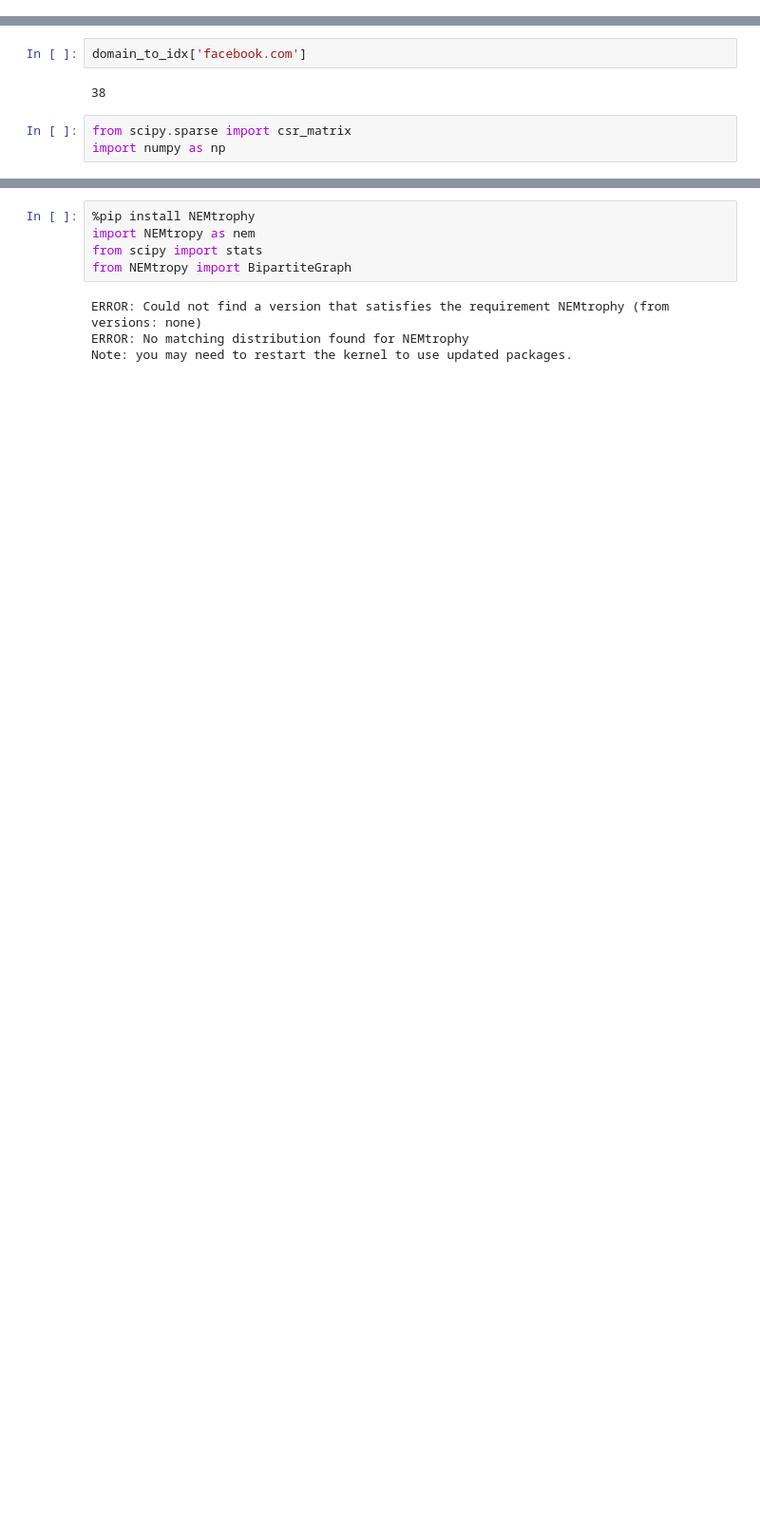
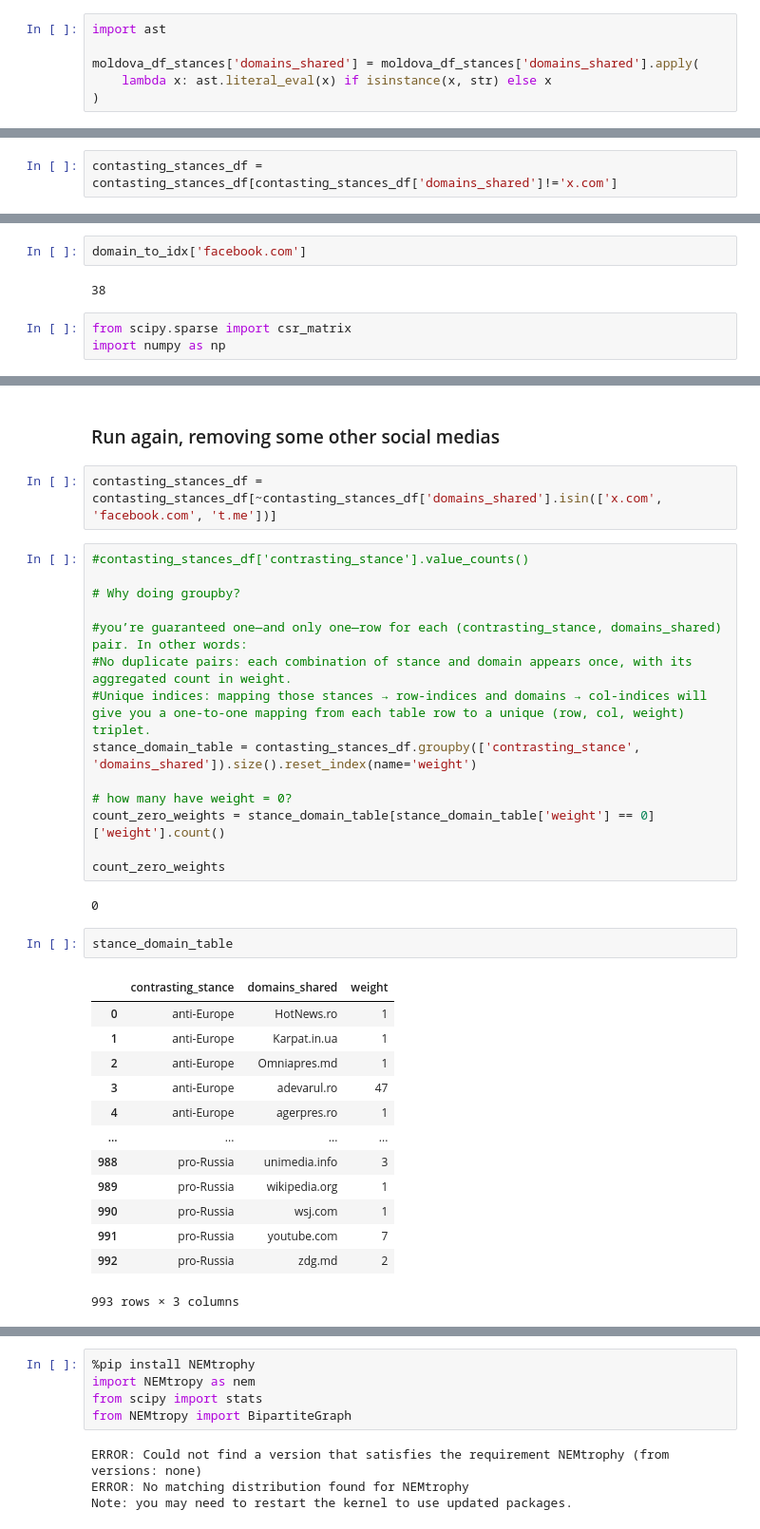
Before and after one commit to edgeslab/moldova-elections, a Jupyter notebook: analysis_OSMAN.ipynb, the cells around one changed output, grey strips where cells are left out. Shown at 95% size. Cells and saved outputs as stored; diff of their text form; blank space fills up the shorter version.

```diff
--- a/analysis_OSMAN.ipynb
+++ b/analysis_OSMAN.ipynb
@@ -4727,0 +4887,6 @@ Index(['pro-Russia', 'anti-Russia', 'neutral-Russia', 'pro-Europe',
+# %%
+import ast
+
+moldova_df_stances['domains_shared'] = moldova_df_stances['domains_shared'].apply(
+    lambda x: ast.literal_eval(x) if isinstance(x, str) else x
+)
@@ -4776,3 +4973,5 @@ contasting_stances_df = df_exploded[df_exploded['contrasting_stance'] != 'neutra
+# %%
+contasting_stances_df = contasting_stances_df[contasting_stances_df['domains_shared']!='x.com']
 # %%
 #contasting_stances_df['contrasting_stance'].value_counts()
 
@@ -4905,0 +5259,36 @@ print(adjacency_dense)
+# %% [markdown]
+### Run again, removing some other social medias
+# %%
+contasting_stances_df = contasting_stances_df[~contasting_stances_df['domains_shared'].isin(['x.com', 'facebook.com', 't.me'])]
+# %%
+#contasting_stances_df['contrasting_stance'].value_counts()
+
+# Why doing groupby?
+
+#you’re guaranteed one—and only one—row for each (contrasting_stance, domains_shared) pair. In other words:
+#No duplicate pairs: each combination of stance and domain appears once, with its aggregated count in weight.
+#Unique indices: mapping those stances → row-indices and domains → col-indices will give you a one-to-one mapping from each table row to a unique (row, col, weight) triplet.
+stance_domain_table = contasting_stances_df.groupby(['contrasting_stance', 'domains_shared']).size().reset_index(name='weight')
+
+# how many have weight = 0?
+count_zero_weights = stance_domain_table[stance_domain_table['weight'] == 0]['weight'].count()
+
+count_zero_weights
+# %% [output]
+0
+# %%
+stance_domain_table
+# %% [output]
+|  | contrasting_stance | domains_shared | weight |
+| 0 | anti-Europe | HotNews.ro | 1 |
+| 1 | anti-Europe | Karpat.in.ua | 1 |
+| 2 | anti-Europe | Omniapres.md | 1 |
+| 3 | anti-Europe | adevarul.ro | 47 |
+| 4 | anti-Europe | agerpres.ro | 1 |
+| ... | ... | ... | ... |
+| 988 | pro-Russia | unimedia.info | 3 |
+| 989 | pro-Russia | wikipedia.org | 1 |
+| 990 | pro-Russia | wsj.com | 1 |
+| 991 | pro-Russia | youtube.com | 7 |
+| 992 | pro-Russia | zdg.md | 2 |
+993 rows × 3 columns
```
Also changed, not shown: parts of 62 cells of this notebook, 5 other files.
